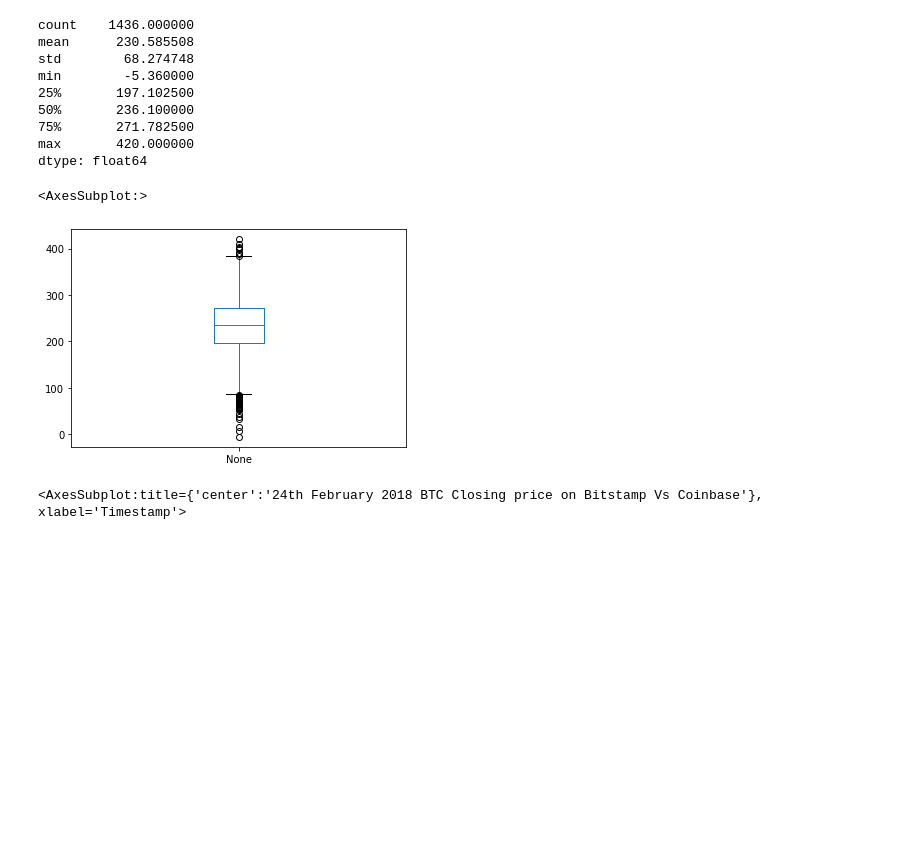
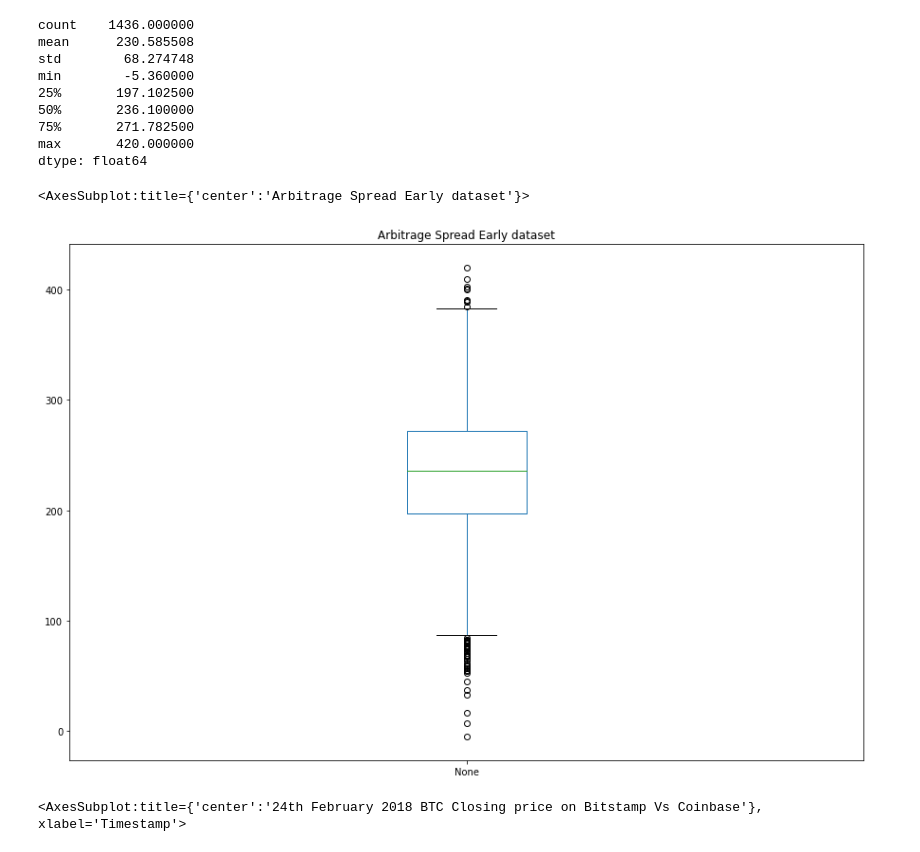
Before and after one commit to Aheesh/arbitrage, a Jupyter notebook: crypto_arbitrage.ipynb, the cells around one changed output. Saved outputs shown, nothing was run; the diff lists cells and outputs as text; code cells hidden in the pictures; blank space fills up the shorter version.

```diff
--- a/crypto_arbitrage.ipynb
+++ b/crypto_arbitrage.ipynb
@@ -562,10 +562,10 @@ dtype: float64
 # %%
 # Visualize the arbitrage spread from early in the dataset in a box plot
 # YOUR CODE HERE
-arbitrage_spread_early.plot(kind='box')
+arbitrage_spread_early.plot(kind='box',title='Arbitrage Spread Early dataset',figsize=(15,10))
 # %% [output]
-<AxesSubplot:>
+<AxesSubplot:title={'center':'Arbitrage Spread Early dataset'}>
-[figure, old version]
+[figure, new version]
 # %%
 # Create an overlay plot that visualizes the two dataframes over a period of one day from the middle of the dataset.
 # Be sure that the plots include the parameters `legend`, `figsize`, `title`, `color` and `label`
```
Also changed, not shown: parts of 13 cells of this notebook.
